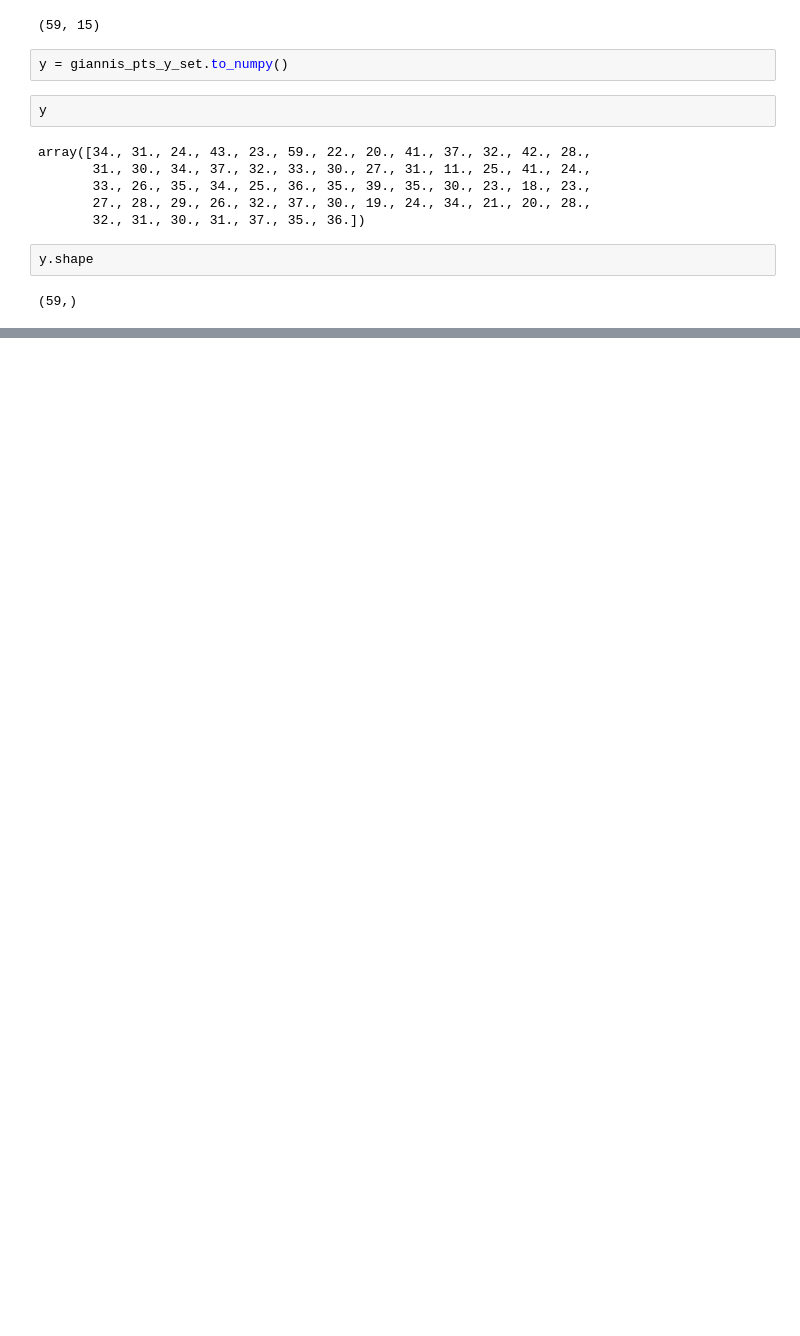
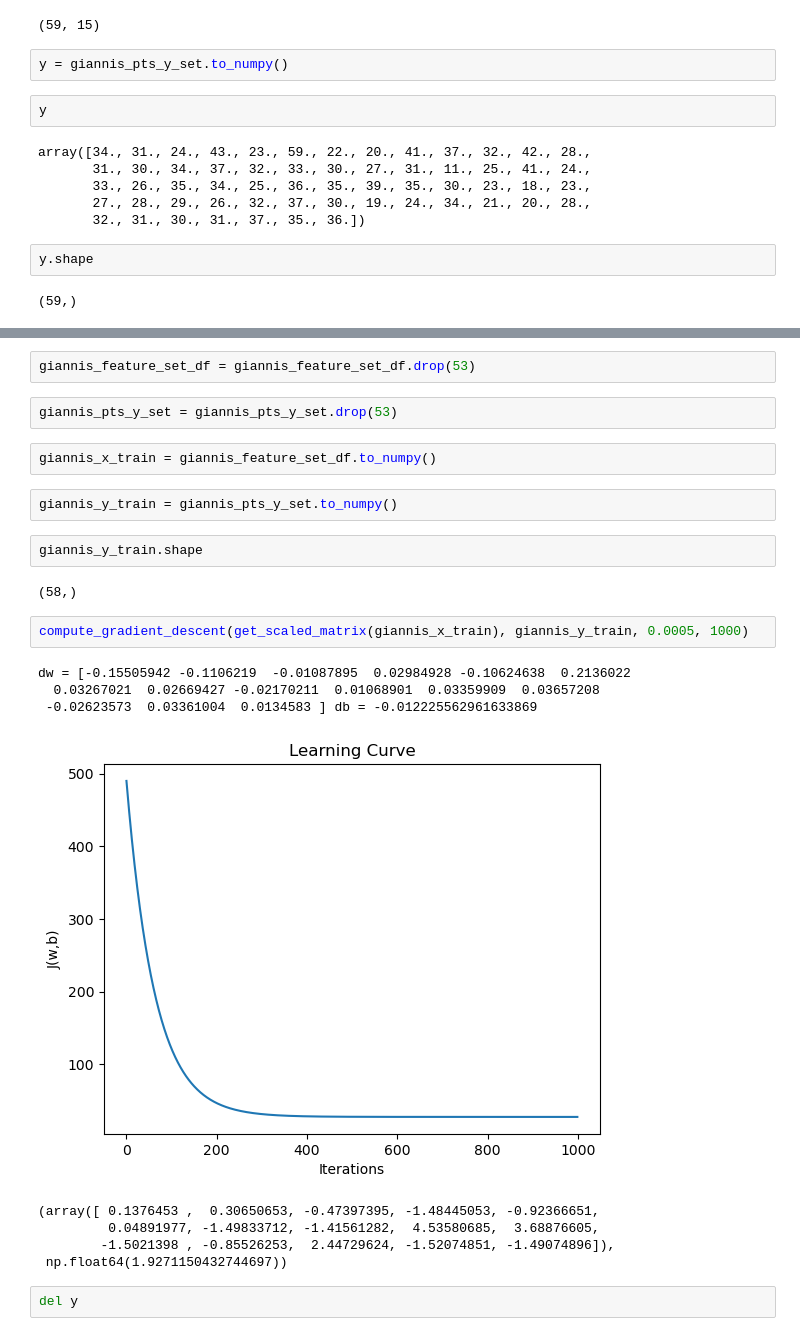
Before and after one commit to jelmani/nba-predictor, a Jupyter notebook: player-predictor.ipynb, the cells around one changed output, grey strips where cells are left out. Cells and saved outputs as stored; diff of their text form; blank space fills up the shorter version.

Commit message:
working gradient descent!!

```diff
--- a/player-predictor.ipynb
+++ b/player-predictor.ipynb
@@ -765,0 +759,25 @@ def compute_gradient_descent(x, y_target, alpha, iterations):
+# %%
+giannis_feature_set_df = giannis_feature_set_df.drop(53)
+# %%
+giannis_pts_y_set = giannis_pts_y_set.drop(53)
+# %%
+giannis_x_train = giannis_feature_set_df.to_numpy()
+# %%
+giannis_y_train = giannis_pts_y_set.to_numpy()
+# %%
+giannis_y_train.shape
+# %% [output]
+(58,)
+# %%
+compute_gradient_descent(get_scaled_matrix(giannis_x_train), giannis_y_train, 0.0005, 1000)
+# %% [output]
+dw = [-0.15505942 -0.1106219  -0.01087895  0.02984928 -0.10624638  0.2136022
+  0.03267021  0.02669427 -0.02170211  0.01068901  0.03359909  0.03657208
+ -0.02623573  0.03361004  0.0134583 ] db = -0.012225562961633869
+[figure, added]
+(array([ 0.1376453 ,  0.30650653, -0.47397395, -1.48445053, -0.92366651,
+         0.04891977, -1.49833712, -1.41561282,  4.53580685,  3.68876605,
+        -1.5021398 , -0.85526253,  2.44729624, -1.52074851, -1.49074896]),
+ np.float64(1.9271150432744697))
+# %%
+del y
```
Also changed, not shown: parts of 6 cells of this notebook.
